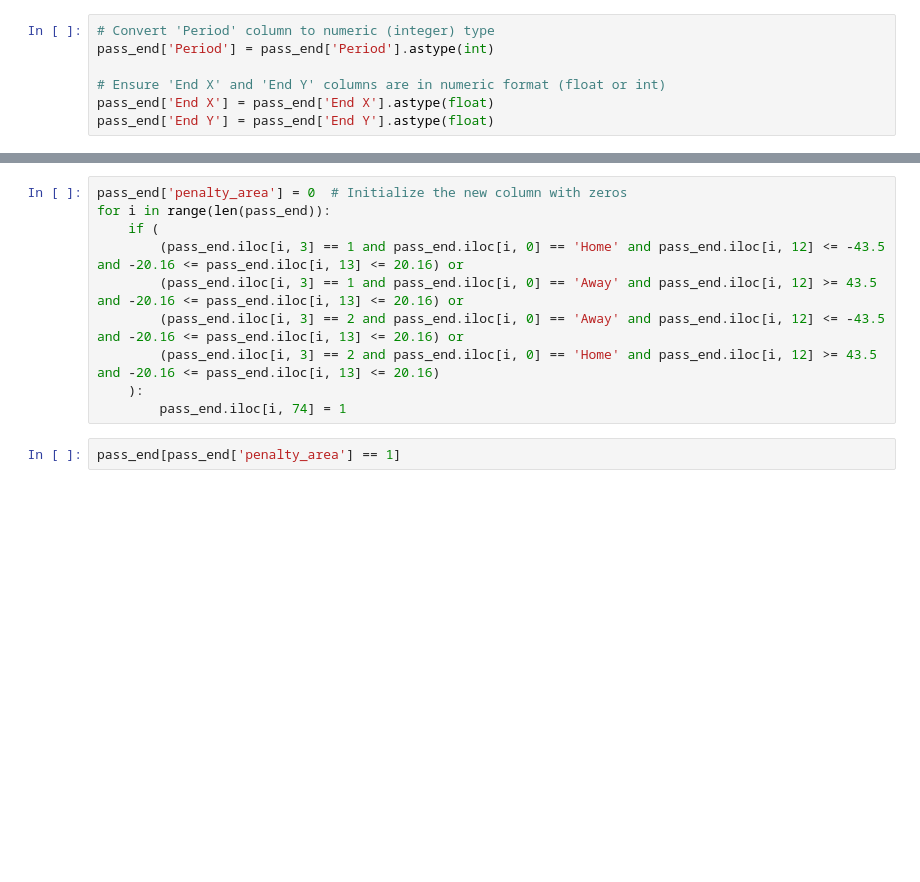
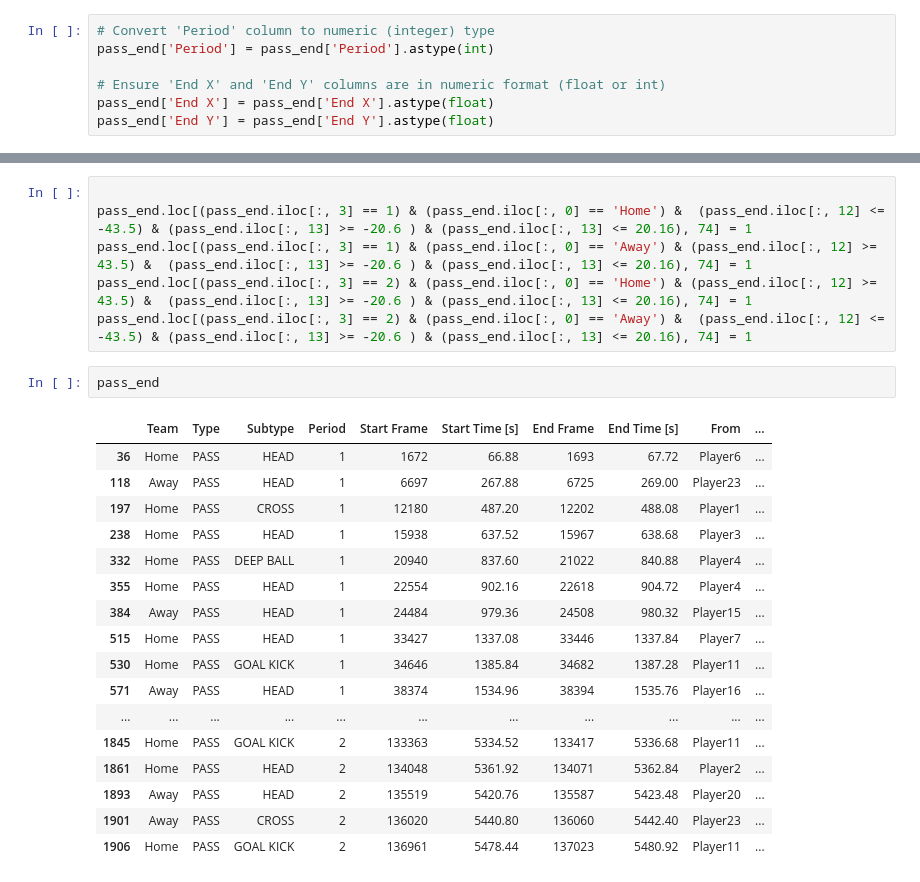
Before and after one commit to nahiid/soccer-impact-factor, a Jupyter notebook: impact_factor.ipynb, the cells around one changed output, grey strips where cells are left out. Saved outputs shown, nothing was run; the diff lists cells and outputs as text; blank space fills up the shorter version.

```diff
--- a/impact_factor.ipynb
+++ b/impact_factor.ipynb
@@ -274,12 +528,26 @@ pass_end['End Y'] = pass_end['End Y'].astype(float)
 # %%
-pass_end['penalty_area'] = 0  # Initialize the new column with zeros
-for i in range(len(pass_end)):
-    if (
-        (pass_end.iloc[i, 3] == 1 and pass_end.iloc[i, 0] == 'Home' and pass_end.iloc[i, 12] <= -43.5 and -20.16 <= pass_end.iloc[i, 13] <= 20.16) or
-        (pass_end.iloc[i, 3] == 1 and pass_end.iloc[i, 0] == 'Away' and pass_end.iloc[i, 12] >= 43.5 and -20.16 <= pass_end.iloc[i, 13] <= 20.16) or
-        (pass_end.iloc[i, 3] == 2 and pass_end.iloc[i, 0] == 'Away' and pass_end.iloc[i, 12] <= -43.5 and -20.16 <= pass_end.iloc[i, 13] <= 20.16) or
-        (pass_end.iloc[i, 3] == 2 and pass_end.iloc[i, 0] == 'Home' and pass_end.iloc[i, 12] >= 43.5 and -20.16 <= pass_end.iloc[i, 13] <= 20.16)
-    ):
-        pass_end.iloc[i, 74] = 1
+
+pass_end.loc[(pass_end.iloc[:, 3] == 1) & (pass_end.iloc[:, 0] == 'Home') &  (pass_end.iloc[:, 12] <= -43.5) & (pass_end.iloc[:, 13] >= -20.6 ) & (pass_end.iloc[:, 13] <= 20.16), 74] = 1
+pass_end.loc[(pass_end.iloc[:, 3] == 1) & (pass_end.iloc[:, 0] == 'Away') & (pass_end.iloc[:, 12] >= 43.5) &  (pass_end.iloc[:, 13] >= -20.6 ) & (pass_end.iloc[:, 13] <= 20.16), 74] = 1
+pass_end.loc[(pass_end.iloc[:, 3] == 2) & (pass_end.iloc[:, 0] == 'Home') & (pass_end.iloc[:, 12] >= 43.5) &  (pass_end.iloc[:, 13] >= -20.6 ) & (pass_end.iloc[:, 13] <= 20.16), 74] = 1
+pass_end.loc[(pass_end.iloc[:, 3] == 2) & (pass_end.iloc[:, 0] == 'Away') &  (pass_end.iloc[:, 12] <= -43.5) & (pass_end.iloc[:, 13] >= -20.6 ) & (pass_end.iloc[:, 13] <= 20.16), 74] = 1
-# %%
-pass_end[pass_end['penalty_area'] == 1]
+# %%
+pass_end
+# %% [output]
+|  | Team | Type | Subtype | Period | Start Frame | Start Time [s] | End Frame | End Time [s] | From | ... |
+| 36 | Home | PASS | HEAD | 1 | 1672 | 66.88 | 1693 | 67.72 | Player6 | ... |
+| 118 | Away | PASS | HEAD | 1 | 6697 | 267.88 | 6725 | 269.00 | Player23 | ... |
+| 197 | Home | PASS | CROSS | 1 | 12180 | 487.20 | 12202 | 488.08 | Player1 | ... |
+| 238 | Home | PASS | HEAD | 1 | 15938 | 637.52 | 15967 | 638.68 | Player3 | ... |
+| 332 | Home | PASS | DEEP BALL | 1 | 20940 | 837.60 | 21022 | 840.88 | Player4 | ... |
+| 355 | Home | PASS | HEAD | 1 | 22554 | 902.16 | 22618 | 904.72 | Player4 | ... |
+| 384 | Away | PASS | HEAD | 1 | 24484 | 979.36 | 24508 | 980.32 | Player15 | ... |
+| 515 | Home | PASS | HEAD | 1 | 33427 | 1337.08 | 33446 | 1337.84 | Player7 | ... |
+| 530 | Home | PASS | GOAL KICK | 1 | 34646 | 1385.84 | 34682 | 1387.28 | Player11 | ... |
+| 571 | Away | PASS | HEAD | 1 | 38374 | 1534.96 | 38394 | 1535.76 | Player16 | ... |
+| ... | ... | ... | ... | ... | ... | ... | ... | ... | ... | ... |
+| 1845 | Home | PASS | GOAL KICK | 2 | 133363 | 5334.52 | 133417 | 5336.68 | Player11 | ... |
+| 1861 | Home | PASS | HEAD | 2 | 134048 | 5361.92 | 134071 | 5362.84 | Player2 | ... |
+| 1893 | Away | PASS | HEAD | 2 | 135519 | 5420.76 | 135587 | 5423.48 | Player20 | ... |
+| 1901 | Away | PASS | CROSS | 2 | 136020 | 5440.80 | 136060 | 5442.40 | Player23 | ... |
+| 1906 | Home | PASS | GOAL KICK | 2 | 136961 | 5478.44 | 137023 | 5480.92 | Player11 | ... |
```
Also changed, not shown: parts of 21 cells of this notebook.
